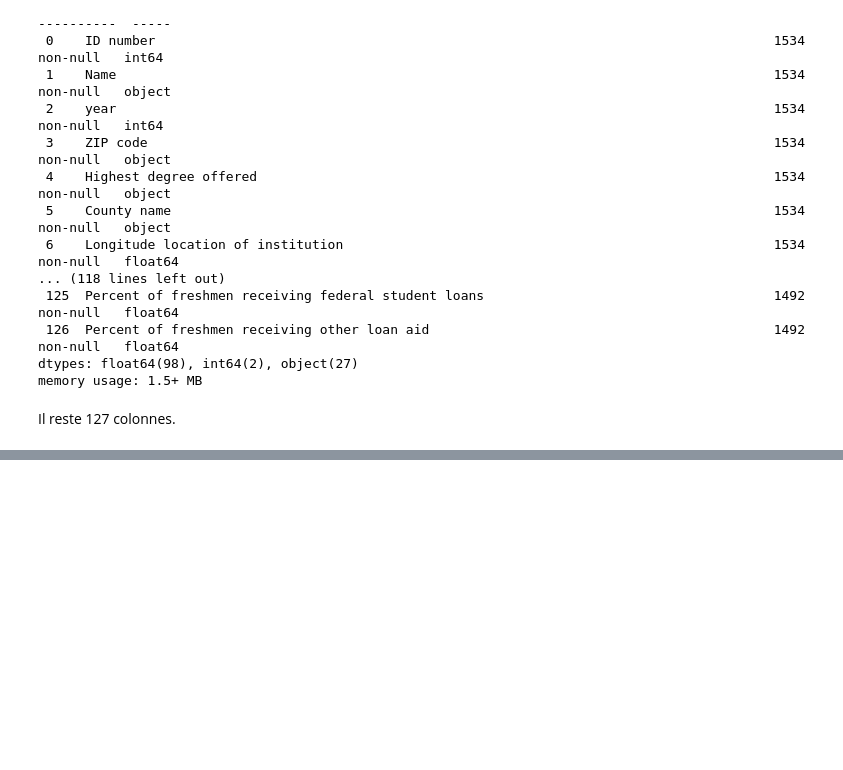
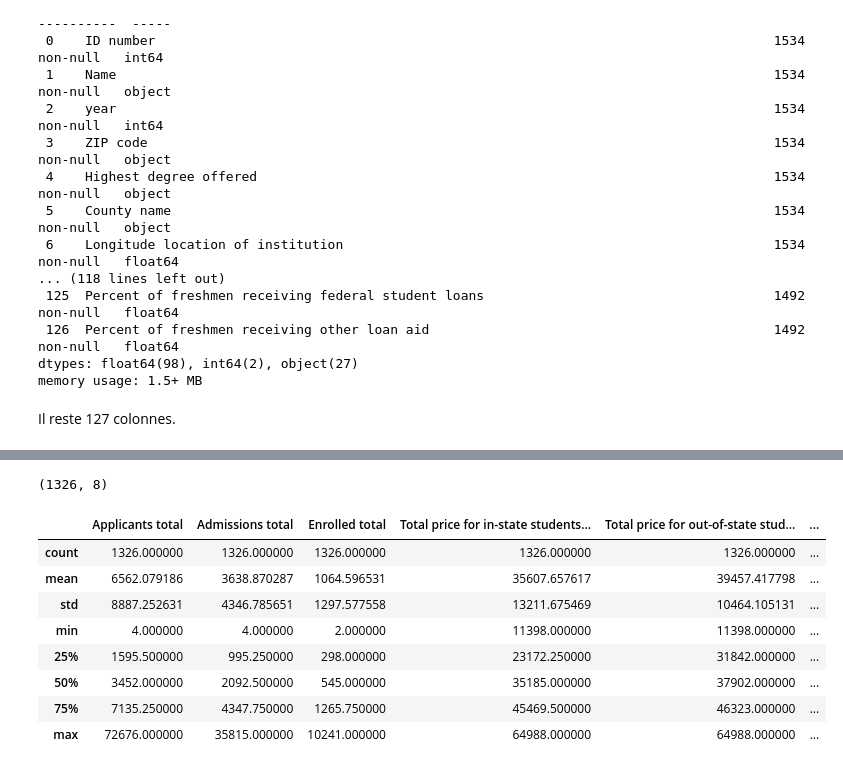
Before and after one commit to MiKL5/Python, a Jupyter notebook: Anaconda/usUniversities/cleaning/usUniversities.ipynb, the cells around one changed output, grey strips where cells are left out. Drawn from its saved outputs; the diff is of its cells as text; code cells hidden in the pictures; blank space fills up the shorter version.

```diff
--- a/Anaconda/usUniversities/cleaning/usUniversities.ipynb
+++ b/Anaconda/usUniversities/cleaning/usUniversities.ipynb
@@ -197,0 +211,8 @@ Il reste 127 colonnes.
+# %%
+university_preference_criteria = ['Name', 'Applicants total', 'Admissions total', 'Enrolled total',
+                                  'Total price for in-state students living on campus 2013-14',
+                                 'Total price for out-of-state students living on campus 2013-14',
+                                 'Control of institution', 'Total  enrollment']
+
+preference = data[university_preference_criteria]
+preference.head()
@@ -197,0 +244,9 @@ Il reste 127 colonnes.
+# %%
+# Suppression
+preference = preference.dropna(subset=['Applicants total', 'Admissions total', 'Enrolled total',
+                                       'Total price for in-state students living on campus 2013-14',
+                                       'Total price for out-of-state students living on campus 2013-14',
+                                       'Total  enrollment'])
+
+na_values = preference.isnull().sum()
+na_values
@@ -197,0 +263,18 @@ Il reste 127 colonnes.
+# %%
+# Combien de lignes reste t-il ?
+preference.shape
+# %% [output]
+(1326, 8)
+# %%
+# Avoir un point de vue global de la populationabs
+preference.describe()
+# %% [output]
+|  | Applicants total | Admissions total | Enrolled total | Total price for in-state students... | Total price for out-of-state stud... | ... |
+| count | 1326.000000 | 1326.000000 | 1326.000000 | 1326.000000 | 1326.000000 | ... |
+| mean | 6562.079186 | 3638.870287 | 1064.596531 | 35607.657617 | 39457.417798 | ... |
+| std | 8887.252631 | 4346.785651 | 1297.577558 | 13211.675469 | 10464.105131 | ... |
+| min | 4.000000 | 4.000000 | 2.000000 | 11398.000000 | 11398.000000 | ... |
+| 25% | 1595.500000 | 995.250000 | 298.000000 | 23172.250000 | 31842.000000 | ... |
+| 50% | 3452.000000 | 2092.500000 | 545.000000 | 35185.000000 | 37902.000000 | ... |
+| 75% | 7135.250000 | 4347.750000 | 1265.750000 | 45469.500000 | 46323.000000 | ... |
+| max | 72676.000000 | 35815.000000 | 10241.000000 | 64988.000000 | 64988.000000 | ... |
```
Also changed, not shown: parts of 8 cells of this notebook.
